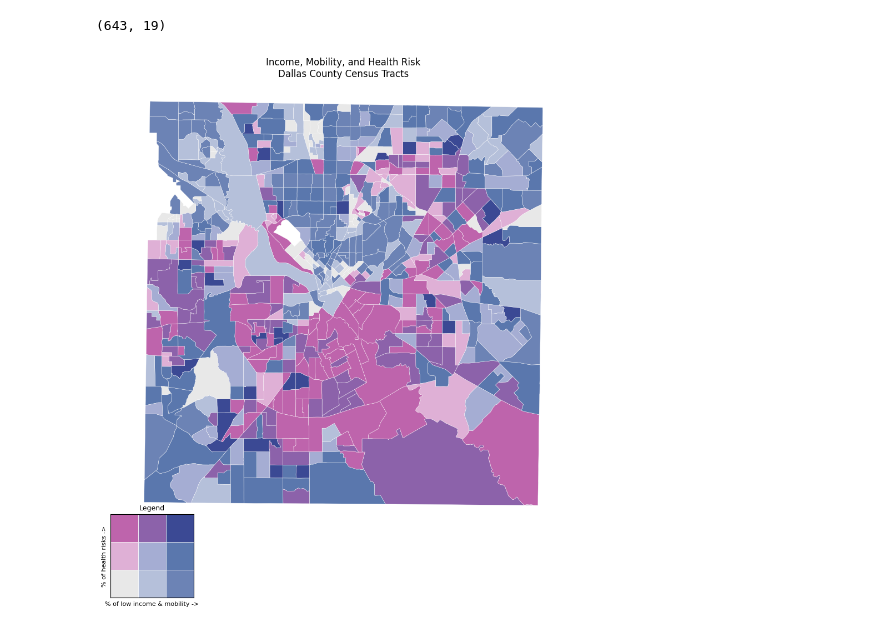
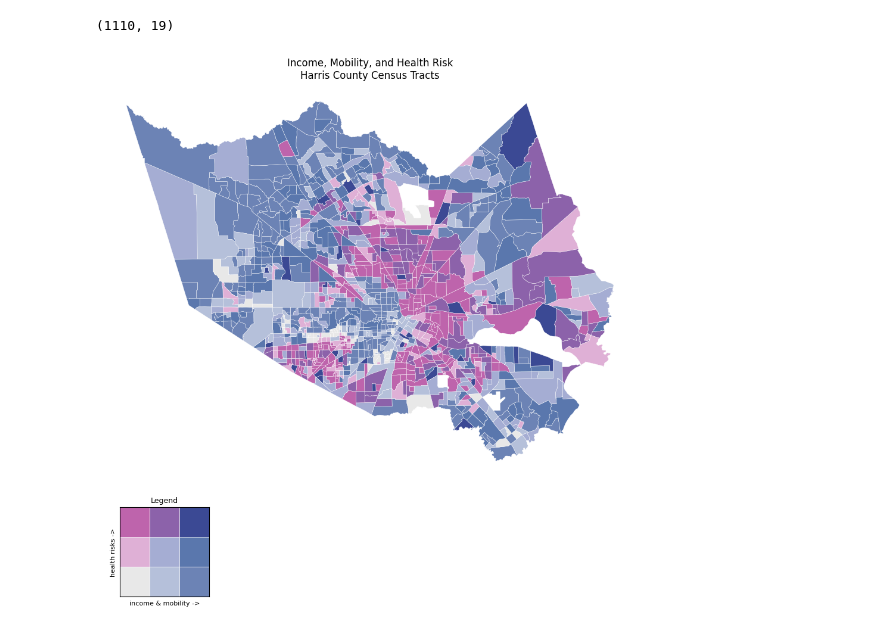
Before and after one commit to sarazarea26/fooddesertproject, a Jupyter notebook: bivariate_map/bivariate_mapping.ipynb, the cells around one changed output. Cells and saved outputs as stored; diff of their text form; code cells hidden in the pictures.

```diff
--- a/bivariate_map/bivariate_mapping.ipynb
+++ b/bivariate_map/bivariate_mapping.ipynb
@@ -37,7 +37,7 @@ final.head()
 # %%
 tracts = gpd.read_file("../Census_Tract/tl_2025_48_tract.shp")
 # change county FIPS number
-county_tracts = tracts[tracts['COUNTYFP'] == '113'].copy()
+county_tracts = tracts[tracts['COUNTYFP'] == '201'].copy()
 county_tracts['TractFIPS'] = county_tracts['GEOID'].astype('int64')
 # %%
 df = pd.read_csv(f"{county}_bivariate_data.csv")
@@ -46,7 +46,7 @@ df = pd.read_csv(f"{county}_bivariate_data.csv")
 gdf = county_tracts.merge(df, on='TractFIPS', how='inner')
 print(gdf.shape)
 # %% [output]
-(643, 19)
+(1110, 19)
 # %%
 def tercile(x):
     if x <= 33.33: return 1
@@ -64,33 +64,33 @@ color_map = {
 }
 gdf["fill_color"] = gdf["bivar_class"].map(color_map)
 
 fig, ax = plt.subplots(figsize=(10, 10))
 gdf.plot(color=gdf["fill_color"], edgecolor="white", linewidth=0.3, ax=ax)
 ax.set_axis_off()
 ax.set_title(f"Income, Mobility, and Health Risk\n{county.title()} County Census Tracts")
 ax.set_position([0.05, 0.15, 0.9, 0.8])
 
 legend_ax = fig.add_axes([0.08, 0.02, 0.15, 0.15])
 
 grid_colors = [
     ["#e8e8e8", "#b5c0da", "#6c83b5"],   # y_class = 1 (low health burden)
     ["#dfb0d6", "#a5add3", "#5a77ad"],   # y_class = 2
     ["#be64ac", "#8c62aa", "#3b4994"],   # y_class = 3 (high health burden)
 ]
 
 for row in range(3):
     for col in range(3):
         legend_ax.add_patch(Rectangle((col, row), 1, 1, facecolor=grid_colors[row][col], edgecolor="white", linewidth=0.5))
 
 legend_ax.set_xlim(0, 3)
 legend_ax.set_ylim(0, 3)
 legend_ax.set_xticks([])
 legend_ax.set_yticks([])
-legend_ax.set_xlabel("% of low income & mobility ->", fontsize=8)
-legend_ax.set_ylabel("% of health risks ->", fontsize=8)
+legend_ax.set_xlabel("income & mobility ->", fontsize=8)
+legend_ax.set_ylabel("health risks ->", fontsize=8)
 legend_ax.set_title("Legend", fontsize=9)
 
 plt.savefig(f"{county}_bivariate_choropleth.png", dpi=200, bbox_inches="tight")
 plt.show()
 # %% [output]
-[figure, old version]
+[figure, new version]
```
Also changed, not shown: parts of 2 cells of this notebook, 13 other files.
